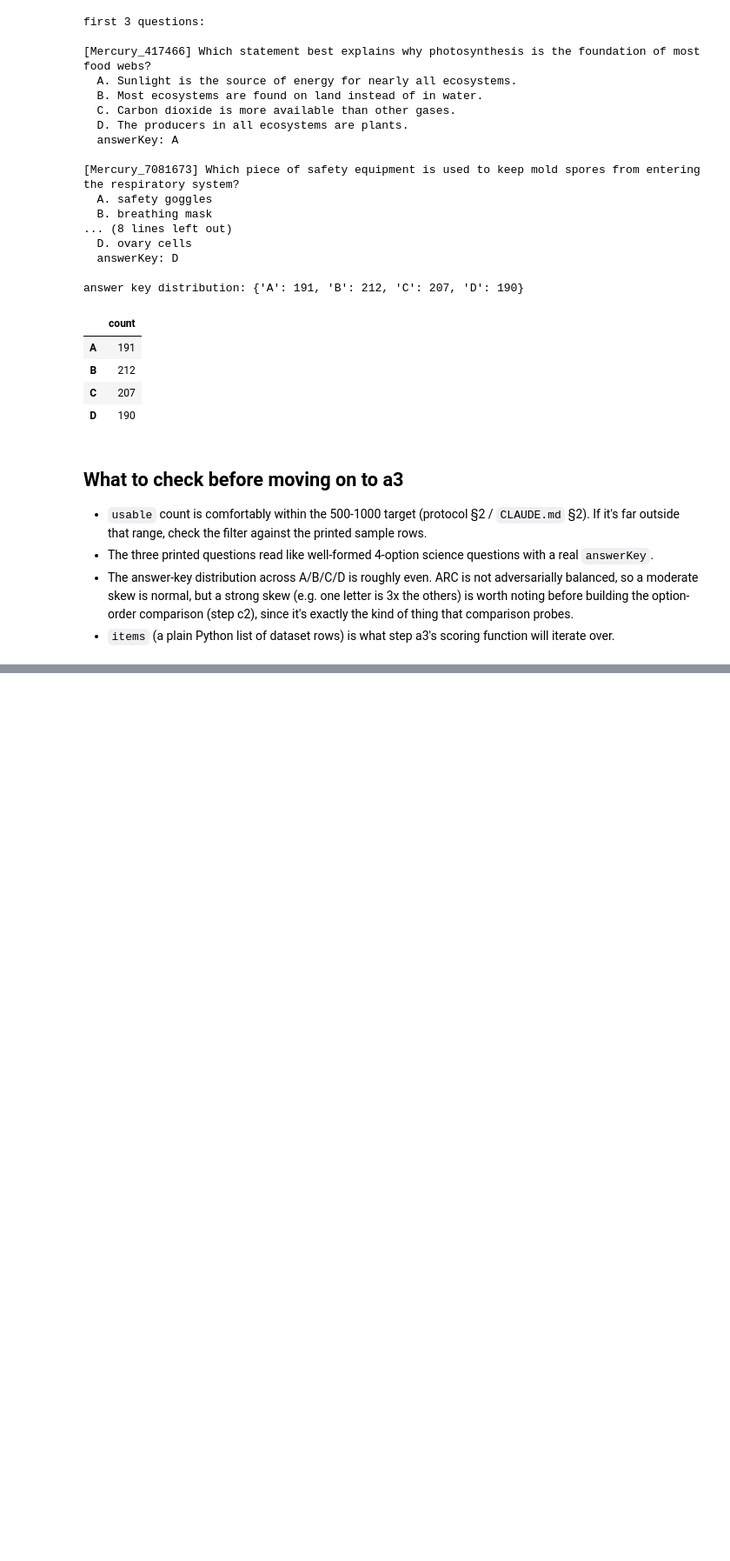
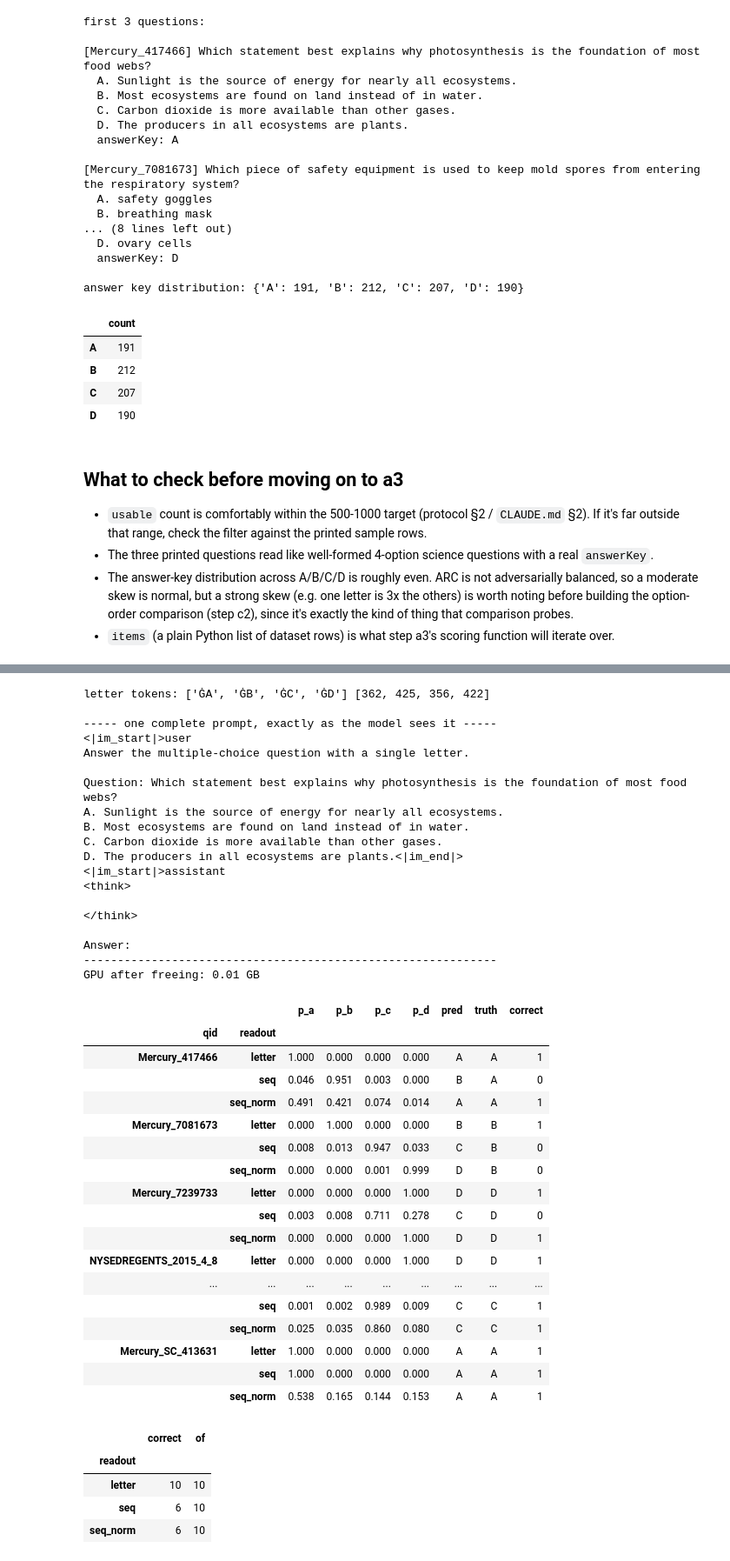
Before and after one commit to blobberus/Artificial-Confidence, a Jupyter notebook: experiment.ipynb, the cells around one changed output, grey strips where cells are left out. Shown at 87% size. Cells and saved outputs as stored; diff of their text form; code cells hidden in the pictures; blank space fills up the shorter version.

```diff
--- a/experiment.ipynb
+++ b/experiment.ipynb
@@ -310,0 +313,73 @@ answer key distribution: {'A': 191, 'B': 212, 'C': 207, 'D': 190}
+# %%
+import score
+
+tok, model = score.load("stock")
+letter_ids = score.letter_token_ids(tok)
+print("letter tokens:", tok.convert_ids_to_tokens(letter_ids), letter_ids)
+
+print()
+print("----- one complete prompt, exactly as the model sees it -----")
+print(score.build_prompt(tok, items[0]["question"], items[0]["choices"]["text"]))
+print("-------------------------------------------------------------")
+
+rows = []
+for r in items[:10]:
+    probs = score.score_question(model, tok, r["question"], r["choices"]["text"], letter_ids)
+    for readout, p in probs.items():
+        pred = LETTERS[max(range(4), key=p.__getitem__)]
+        rows.append(dict(qid=r["id"], readout=readout, **dict(zip(["p_a", "p_b", "p_c", "p_d"], p)),
+                         pred=pred, truth=r["answerKey"], correct=int(pred == r["answerKey"])))
+
+check = pd.DataFrame(rows)
+assert (check[["p_a", "p_b", "p_c", "p_d"]].sum(axis=1) - 1).abs().max() < 1e-4, "probabilities do not sum to 1"
+
+del model
+score.free_gpu()
+print(f"GPU after freeing: {torch.cuda.memory_allocated() / 1e9:.2f} GB")
+
+pd.set_option("display.float_format", "{:.3f}".format)
+display(check.set_index(["qid", "readout"]))
+display(check.groupby("readout")["correct"].agg(["sum", "count"]).rename(columns={"sum": "correct", "count": "of"}))
+# %% [output]
+letter tokens: ['ĠA', 'ĠB', 'ĠC', 'ĠD'] [362, 425, 356, 422]
+
+----- one complete prompt, exactly as the model sees it -----
+<|im_start|>user
+Answer the multiple-choice question with a single letter.
+
+Question: Which statement best explains why photosynthesis is the foundation of most food webs?
+A. Sunlight is the source of energy for nearly all ecosystems.
+B. Most ecosystems are found on land instead of in water.
+C. Carbon dioxide is more available than other gases.
+D. The producers in all ecosystems are plants.<|im_end|>
+<|im_start|>assistant
+<think>
+
+</think>
+
+Answer:
+-------------------------------------------------------------
+GPU after freeing: 0.01 GB
+|  |  | p_a | p_b | p_c | p_d | pred | truth | correct |
+| qid | readout |  |  |  |  |  |  |  |
+| Mercury_417466 | letter | 1.000 | 0.000 | 0.000 | 0.000 | A | A | 1 |
+|  | seq | 0.046 | 0.951 | 0.003 | 0.000 | B | A | 0 |
+|  | seq_norm | 0.491 | 0.421 | 0.074 | 0.014 | A | A | 1 |
+| Mercury_7081673 | letter | 0.000 | 1.000 | 0.000 | 0.000 | B | B | 1 |
+|  | seq | 0.008 | 0.013 | 0.947 | 0.033 | C | B | 0 |
+|  | seq_norm | 0.000 | 0.000 | 0.001 | 0.999 | D | B | 0 |
+| Mercury_7239733 | letter | 0.000 | 0.000 | 0.000 | 1.000 | D | D | 1 |
+|  | seq | 0.003 | 0.008 | 0.711 | 0.278 | C | D | 0 |
+|  | seq_norm | 0.000 | 0.000 | 0.000 | 1.000 | D | D | 1 |
+| NYSEDREGENTS_2015_4_8 | letter | 0.000 | 0.000 | 0.000 | 1.000 | D | D | 1 |
+| ... | ... | ... | ... | ... | ... | ... | ... | ... |
+|  | seq | 0.001 | 0.002 | 0.989 | 0.009 | C | C | 1 |
+|  | seq_norm | 0.025 | 0.035 | 0.860 | 0.080 | C | C | 1 |
+| Mercury_SC_413631 | letter | 1.000 | 0.000 | 0.000 | 0.000 | A | A | 1 |
+|  | seq | 1.000 | 0.000 | 0.000 | 0.000 | A | A | 1 |
+|  | seq_norm | 0.538 | 0.165 | 0.144 | 0.153 | A | A | 1 |
+|  | correct | of |
+| readout |  |  |
+| letter | 10 | 10 |
+| seq | 6 | 10 |
+| seq_norm | 6 | 10 |
```
Also changed, not shown: parts of 7 cells of this notebook, 1 other file.
